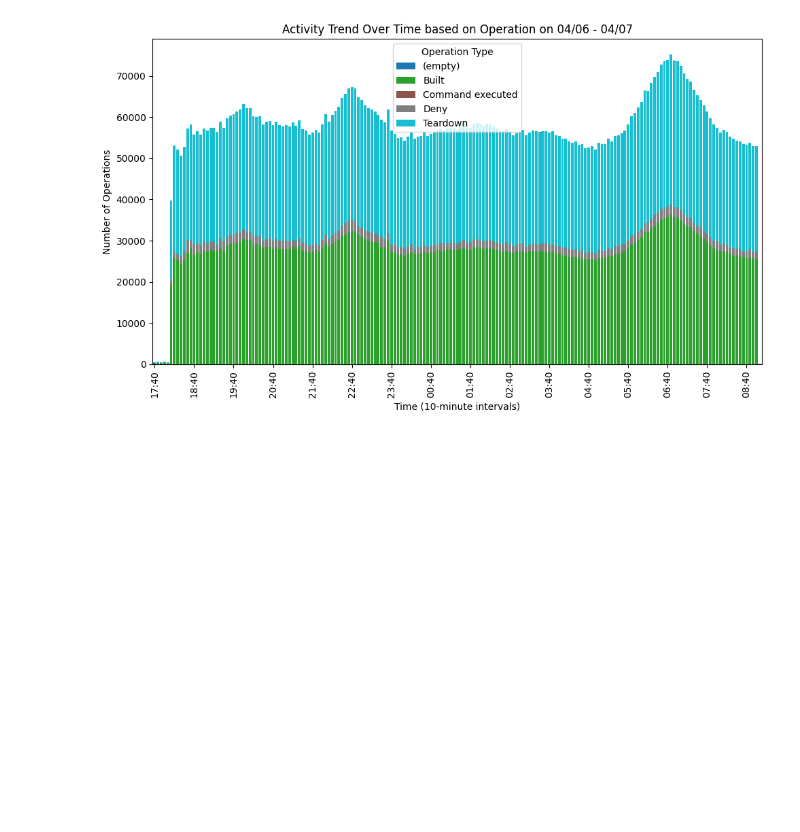
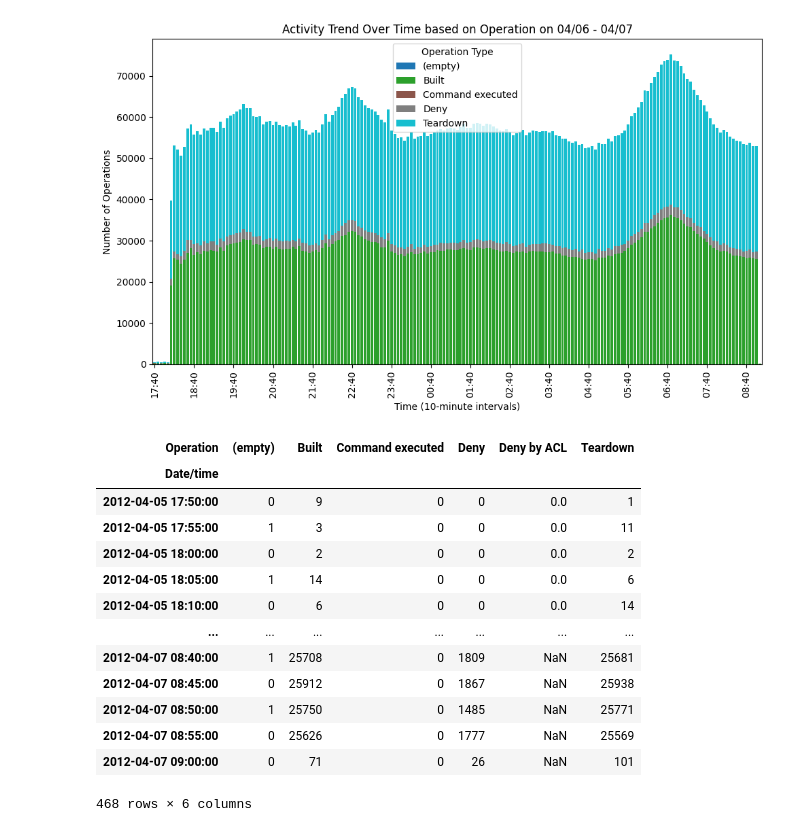
Before and after one commit to ssusnea/sds235-hw4, a Jupyter notebook: Firewall_EDA.ipynb, the cells around one changed output. Cells and saved outputs as stored; diff of their text form; code cells hidden in the pictures; blank space fills up the shorter version.

```diff
--- a/Firewall_EDA.ipynb
+++ b/Firewall_EDA.ipynb
@@ -140,3 +126,21 @@ plt.tight_layout()
 plt.show()
 # %% [output]
 [figure]
+# %%
+stacked_activity_trend_0406_0407 = pd.concat([stacked_activity_trend_0406, stacked_activity_trend_0407])
+stacked_activity_trend_0406_0407
+# %% [output]
+| Operation | (empty) | Built | Command executed | Deny | Deny by ACL | Teardown |
+| Date/time |  |  |  |  |  |  |
+| 2012-04-05 17:50:00 | 0 | 9 | 0 | 0 | 0.0 | 1 |
+| 2012-04-05 17:55:00 | 1 | 3 | 0 | 0 | 0.0 | 11 |
+| 2012-04-05 18:00:00 | 0 | 2 | 0 | 0 | 0.0 | 2 |
+| 2012-04-05 18:05:00 | 1 | 14 | 0 | 0 | 0.0 | 6 |
+| 2012-04-05 18:10:00 | 0 | 6 | 0 | 0 | 0.0 | 14 |
+| ... | ... | ... | ... | ... | ... | ... |
+| 2012-04-07 08:40:00 | 1 | 25708 | 0 | 1809 | NaN | 25681 |
+| 2012-04-07 08:45:00 | 0 | 25912 | 0 | 1867 | NaN | 25938 |
+| 2012-04-07 08:50:00 | 1 | 25750 | 0 | 1485 | NaN | 25771 |
+| 2012-04-07 08:55:00 | 0 | 25626 | 0 | 1777 | NaN | 25569 |
+| 2012-04-07 09:00:00 | 0 | 71 | 0 | 26 | NaN | 101 |
+468 rows × 6 columns
```
Also changed, not shown: parts of 2 cells of this notebook.
